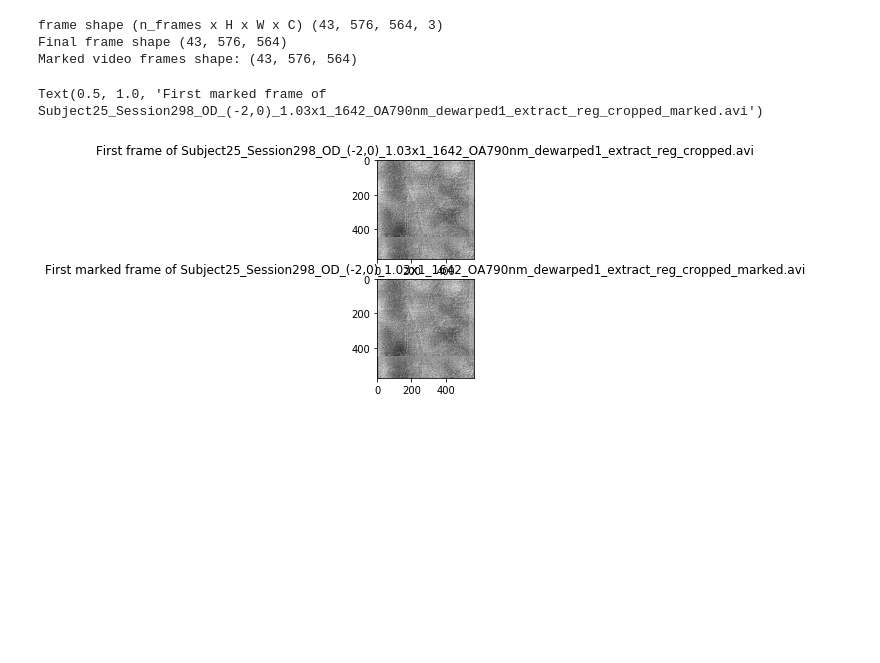
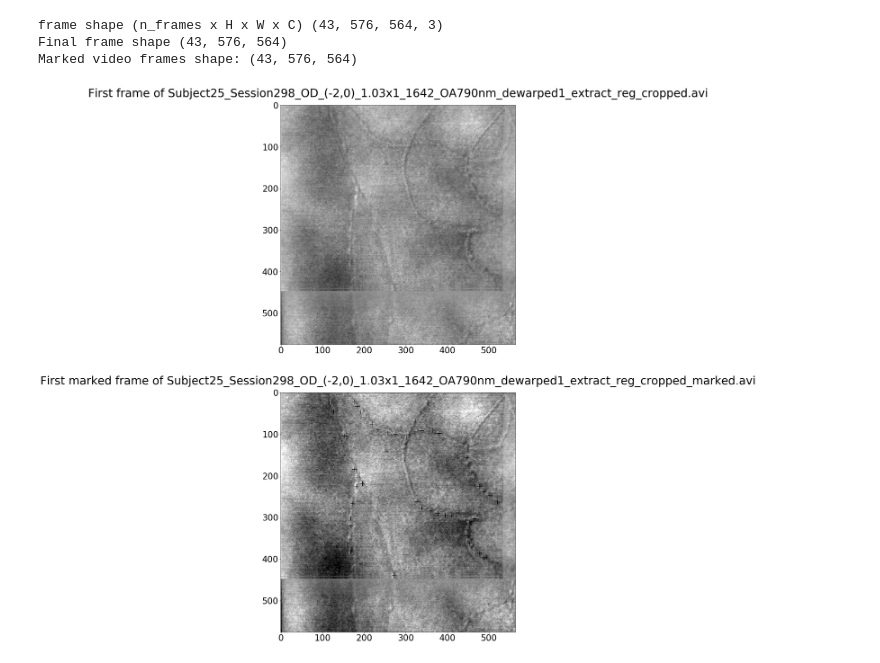
Before and after one commit to cchadj/cell-tracking-ucl-thesis, a Jupyter notebook: USAGE DEMO.ipynb, the cells around one changed output. Cells and saved outputs as stored; diff of their text form; code cells hidden in the pictures; blank space fills up the shorter version.

Commit message:
added a small demo notebook

```diff
--- a/USAGE DEMO.ipynb
+++ b/USAGE DEMO.ipynb
@@ -4,0 +1,20 @@
+# %%
+# Jupyter Notebook settings
+
+from IPython.core.display import display, HTML
+display(HTML("<style>.container { width:95% !important; }</style>"))
+%autosave 1
+%matplotlib inline
+%load_ext autoreload
+%autoreload 2
+
+# Plotting settings
+size=35
+params = {'legend.fontsize': 'large',
+          'figure.figsize': (20,8),
+          'axes.labelsize': size,
+          'axes.titlesize': size,
+          'xtick.labelsize': size*0.75,
+          'ytick.labelsize': size*0.75,
+          'axes.titlepad': 25}
+plt.rcParams.update(params)
@@ -94,7 +114,7 @@ print('Final frame shape', frames.shape)
 # read marked frames
 
 if video_dict['has_marked_video']:
-    marked_video_frames = get_frames_from_video(video_dict['marked_video_oa790_file'])[..., 0]
+    marked_frames = get_frames_from_video(video_dict['marked_video_oa790_file'])[..., 0]
     print('Marked video frames shape:',  marked_video_frames.shape)
 # %% [output]
 frame shape (n_frames x H x W x C) (43, 576, 564, 3)
@@ -103,12 +123,12 @@ Marked video frames shape: (43, 576, 564)
 # %%
 import matplotlib.pyplot as plt
 
-_, axes = plt.subplots(2, 1)
+_, axes = plt.subplots(2, 1, figsize=(30, 30))
 axes[0].imshow(frames[0], cmap='gray')
 axes[0].set_title(f"First frame of {basename(video_dict['video_file'])}")
 
-axes[1].imshow(frames[0], cmap='gray')
+axes[1].imshow(marked_frames[0], cmap='gray')
 axes[1].set_title(f"First marked frame of {basename(video_dict['marked_video_oa790_file'])}")
+pass
 # %% [output]
-Text(0.5, 1.0, 'First marked frame of Subject25_Session298_OD_(-2,0)_1.03x1_1642_OA790nm_dewarped1_extract_reg_cropped_marked.avi')
-[figure, old version]
+[figure, new version]
```
Also changed, not shown: parts of 6 cells of this notebook, 4 other files.
